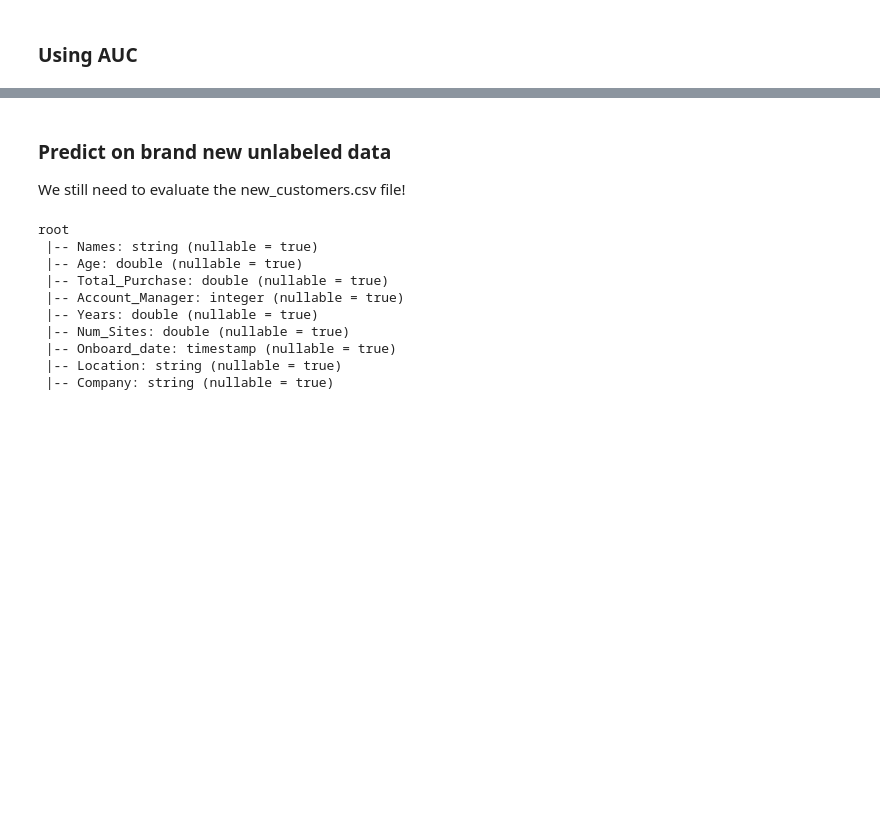
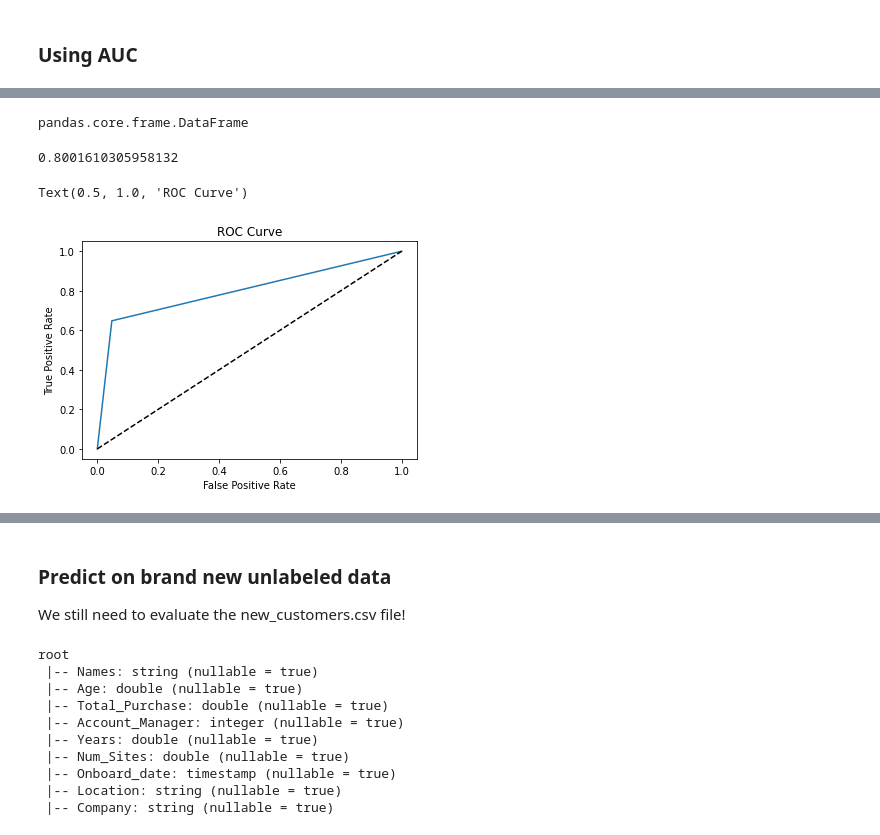
Before and after one commit to BAGLAT/Predicting-customer-churn-using-pySpark---Hands-On, a Jupyter notebook: Predicting Churns using pySpark.ipynb, the cells around one changed output, grey strips where cells are left out. Drawn from its saved outputs; the diff is of its cells as text; code cells hidden in the pictures; blank space fills up the shorter version.

```diff
--- a/Predicting Churns using pySpark.ipynb
+++ b/Predicting Churns using pySpark.ipynb
@@ -134,0 +141,2 @@ auc
+# %%
+test_lr_model = fitted_churn_model.transform(test_churn)
@@ -134,0 +167,2 @@ auc
+# %%
+dfg = test_lr_model.toPandas()
@@ -134,0 +174,4 @@ auc
+# %%
+type(dfg)
+# %% [output]
+pandas.core.frame.DataFrame
@@ -134,0 +180,15 @@ auc
+# %%
+AUROC
+# %% [output]
+0.8001610305958132
+# %%
+fpr,tpr,thresholds = roc_curve(dfg['churn'],dfg['prediction'])
+# %%
+plt.plot(fpr,tpr)
+plt.plot(fpr,fpr,linestyle='--',color='k')
+plt.xlabel('False Positive Rate')
+plt.ylabel('True Positive Rate')
+plt.title('ROC Curve')
+# %% [output]
+Text(0.5, 1.0, 'ROC Curve')
+[figure, added]
```
Also changed, not shown: parts of 15 cells of this notebook.
